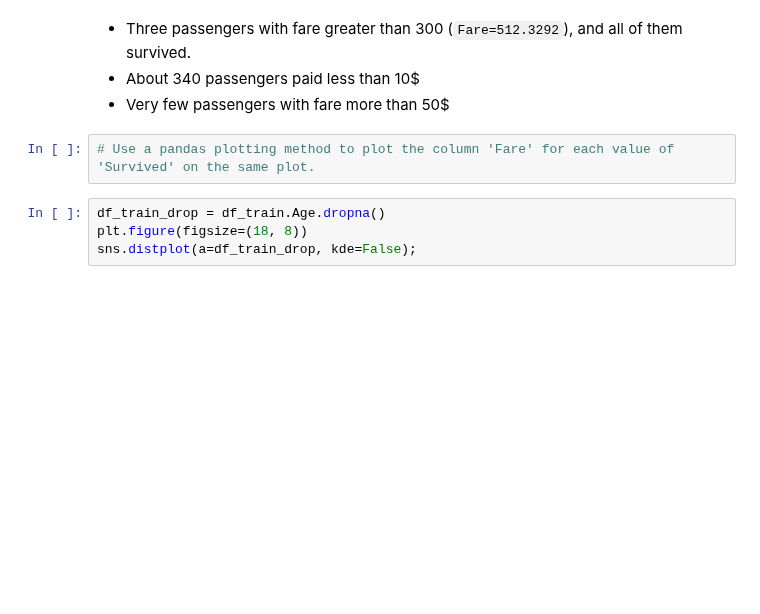
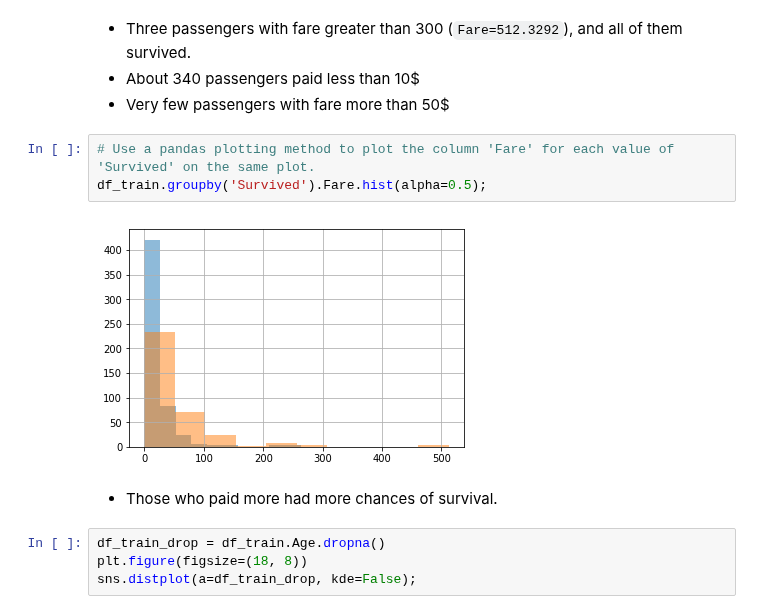
Before and after one commit to ShreyasJothish/datasciencestudygroup, a Jupyter notebook: MahendraBishnoi/08_titanic_eda_modelling.ipynb, the cells around one changed output. Saved outputs shown, nothing was run; the diff lists cells and outputs as text; blank space fills up the shorter version.

```diff
--- a/MahendraBishnoi/08_titanic_eda_modelling.ipynb
+++ b/MahendraBishnoi/08_titanic_eda_modelling.ipynb
@@ -226,6 +226,11 @@ sns.distplot(a=df_train.Fare, kde=False);
 - Very few passengers with fare more than 50\$
 # %%
 # Use a pandas plotting method to plot the column 'Fare' for each value of 'Survived' on the same plot.
+df_train.groupby('Survived').Fare.hist(alpha=0.5);
+# %% [output]
+[figure, added]
+# %% [markdown]
+- Those who paid more had more chances of survival.
 # %%
 df_train_drop = df_train.Age.dropna()
 plt.figure(figsize=(18, 8))
```
Also changed, not shown: parts of 37 cells of this notebook.
